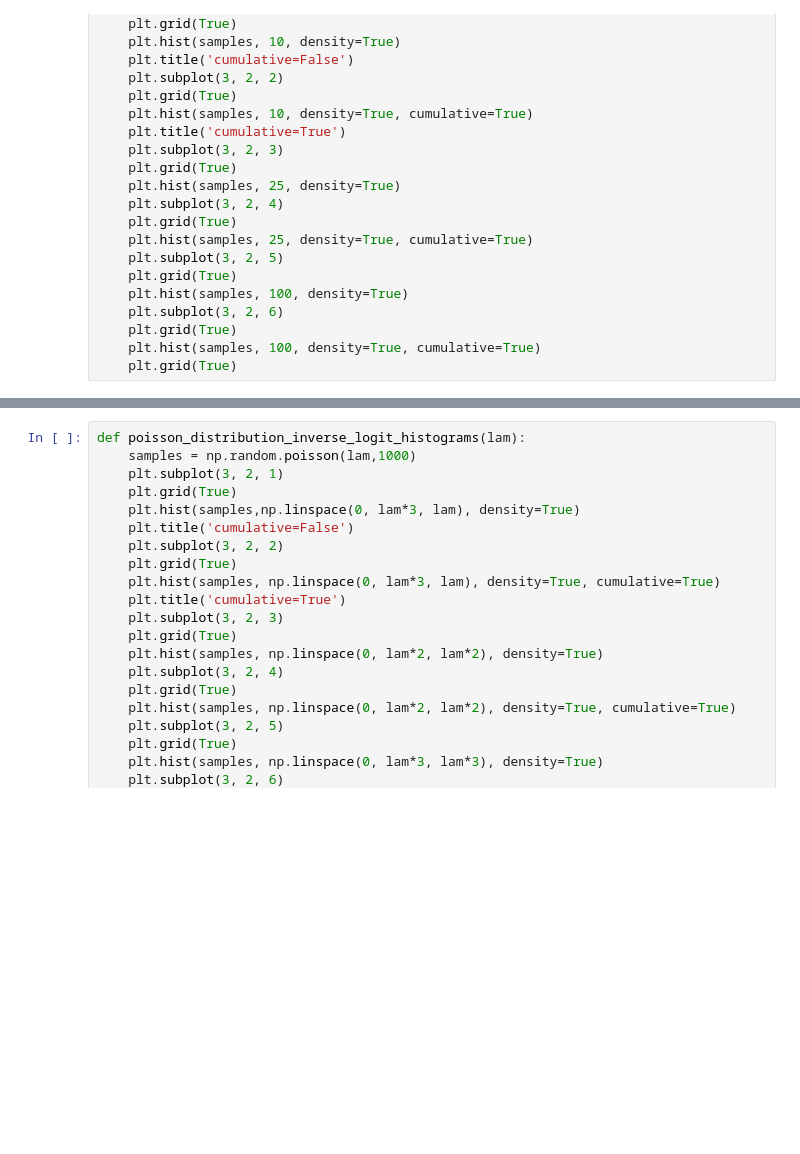
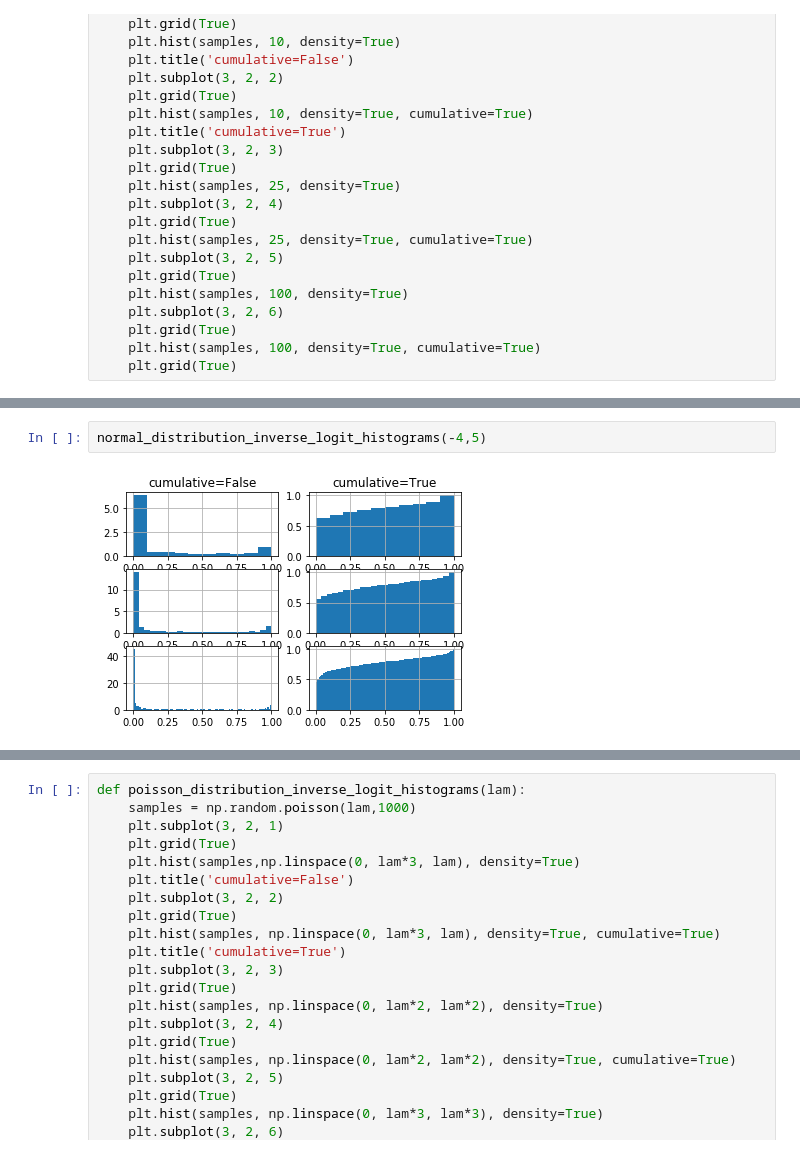
Before and after one commit to BartlomiejWojcik/Data-Analytics, a Jupyter notebook: Lab2/Lab2.ipynb, the cells around one changed output, grey strips where cells are left out. Cells and saved outputs as stored; diff of their text form; blank space fills up the shorter version.

```diff
--- a/Lab2/Lab2.ipynb
+++ b/Lab2/Lab2.ipynb
@@ -85,0 +86,4 @@ normal_distribution_inverse_logit_histograms(0,3)
+# %%
+normal_distribution_inverse_logit_histograms(-4,5)
+# %% [output]
+[figure, added]
```
Also changed, not shown: parts of 23 cells of this notebook.
